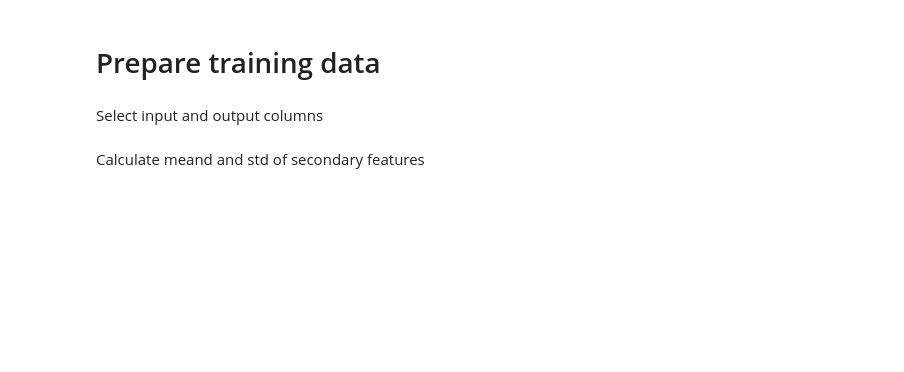
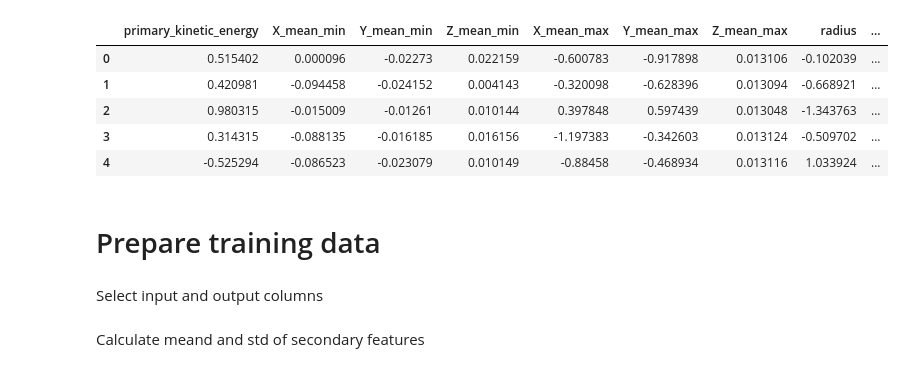
Before and after one commit to green3diamond/TambOpt-zlt, a Jupyter notebook: notebooks/06_train_using_PINA_Cone_50k.ipynb, the cells around one changed output. Cells and saved outputs as stored; diff of their text form; code cells hidden in the pictures; blank space fills up the shorter version.

Commit message:
upload results on cone training 50k datapoints

```diff
--- a/notebooks/06_train_using_PINA_Cone_50k.ipynb
+++ b/notebooks/06_train_using_PINA_Cone_50k.ipynb
@@ -9,0 +9,9 @@ train_data_with_cone = normalize_cone_features(train_data_with_cone)
+# %%
+train_data_with_cone
+# %% [output]
+|  | primary_kinetic_energy | X_mean_min | Y_mean_min | Z_mean_min | X_mean_max | Y_mean_max | Z_mean_max | radius | ... |
+| 0 | 0.515402 | 0.000096 | -0.02273 | 0.022159 | -0.600783 | -0.917898 | 0.013106 | -0.102039 | ... |
+| 1 | 0.420981 | -0.094458 | -0.024152 | 0.004143 | -0.320098 | -0.628396 | 0.013094 | -0.668921 | ... |
+| 2 | 0.980315 | -0.015009 | -0.01261 | 0.010144 | 0.397848 | 0.597439 | 0.013048 | -1.343763 | ... |
+| 3 | 0.314315 | -0.088135 | -0.016185 | 0.016156 | -1.197383 | -0.342603 | 0.013124 | -0.509702 | ... |
+| 4 | -0.525294 | -0.086523 | -0.023079 | 0.010149 | -0.88458 | -0.468934 | 0.013116 | 1.033924 | ... |
```
Also changed, not shown: parts of 13 cells of this notebook.
